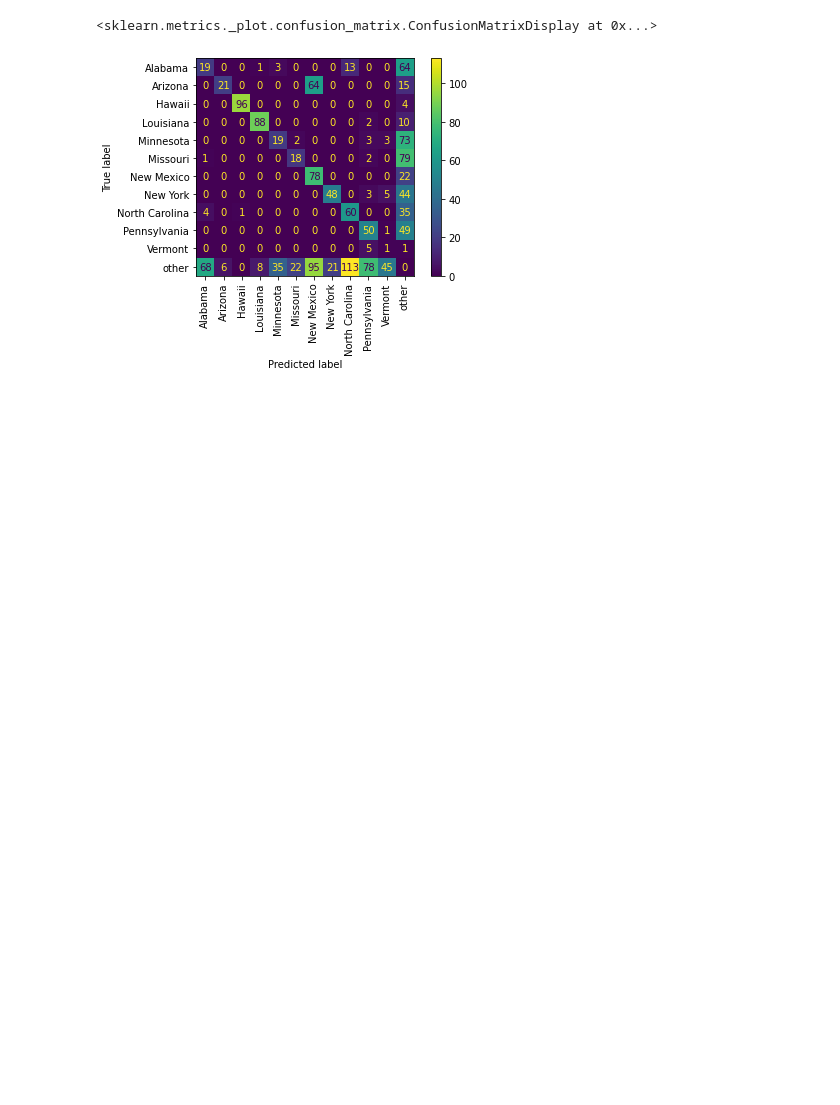
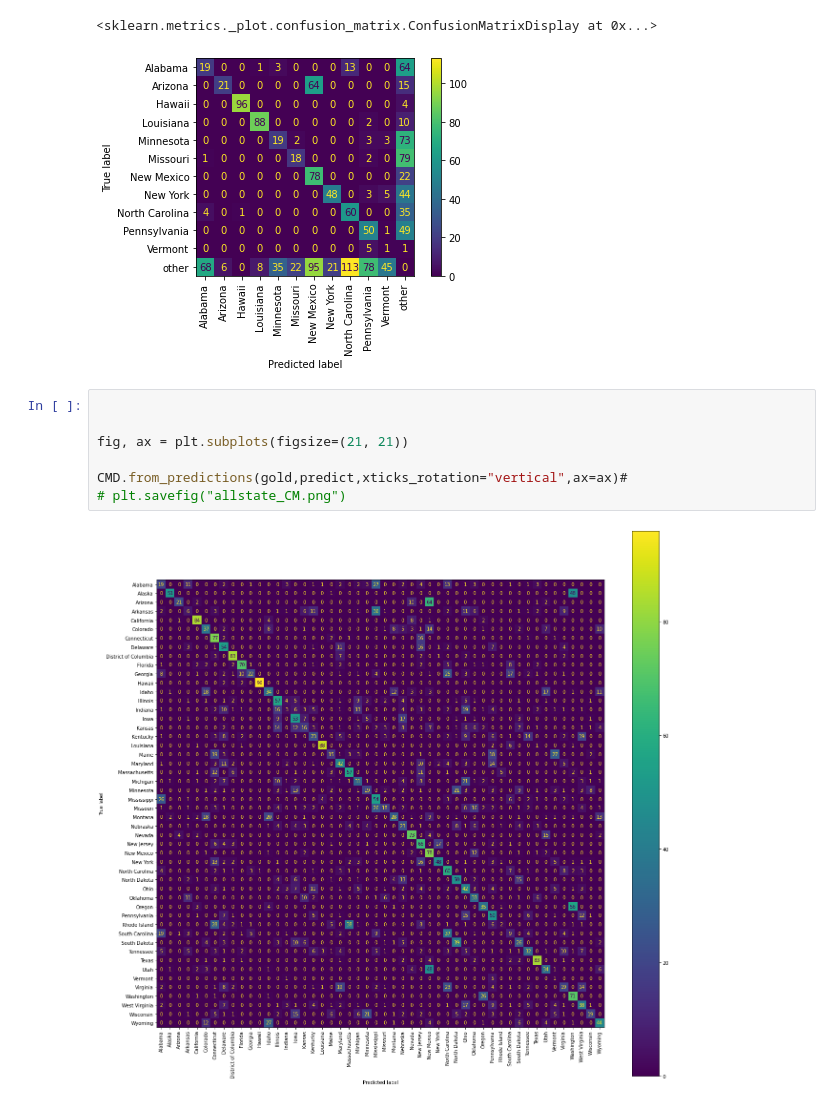
Before and after one commit to Ispanicus/geoguessr-ai, a Jupyter notebook: notebooks/explorecsv_results.ipynb, the cells around one changed output. Cells and saved outputs as stored; diff of their text form; blank space fills up the shorter version.

```diff
--- a/notebooks/explorecsv_results.ipynb
+++ b/notebooks/explorecsv_results.ipynb
@@ -53,3 +86,12 @@ CMD.from_predictions(goldsel,predsel,xticks_rotation="vertical")
 # %% [output]
 <sklearn.metrics._plot.confusion_matrix.ConfusionMatrixDisplay at 0x...>
 [figure]
+# %%
+
+
+fig, ax = plt.subplots(figsize=(21, 21))
+
+CMD.from_predictions(gold,predict,xticks_rotation="vertical",ax=ax)#
+# plt.savefig("allstate_CM.png")
+# %% [output]
+[figure, added]
```
Also changed, not shown: parts of 4 cells of this notebook.
